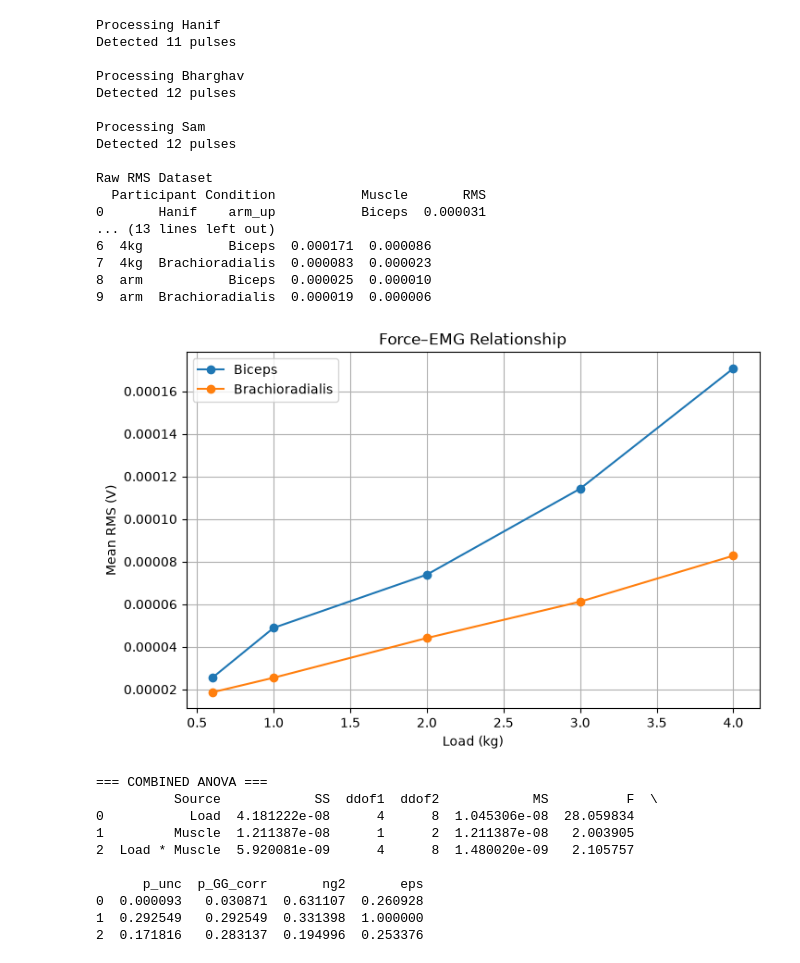
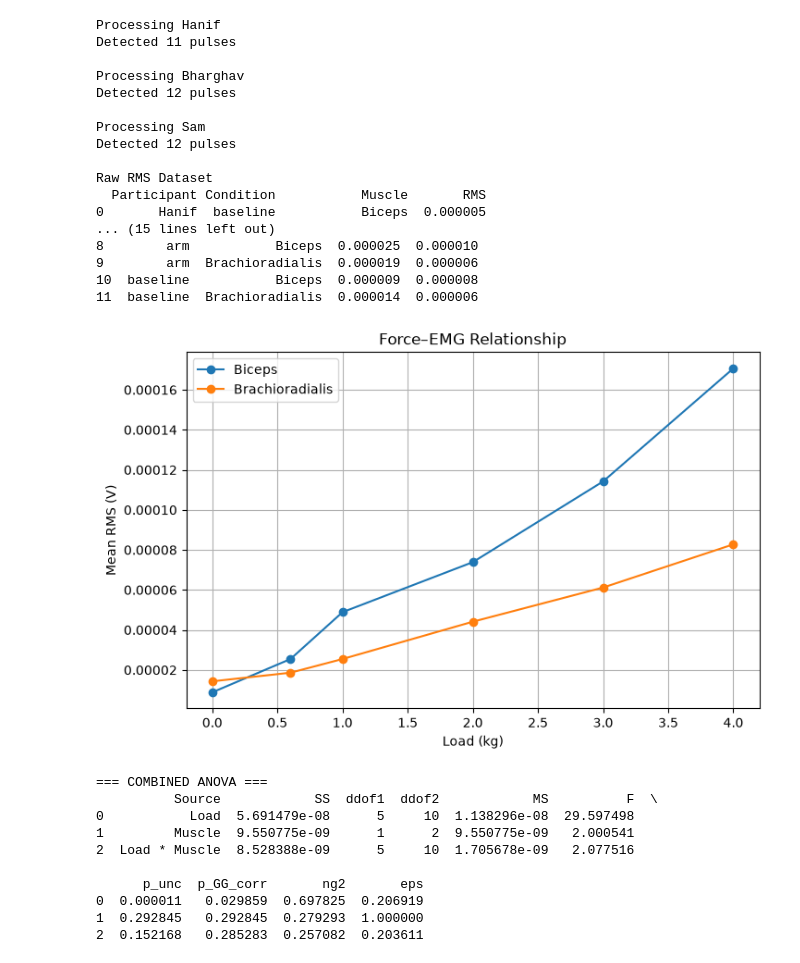
Before and after one commit to Hantuch/BIOM9660-emg, a Jupyter notebook: Exp2_Fatigue_Script.ipynb, the cells around one changed output. Cells and saved outputs as stored; diff of their text form; code cells hidden in the pictures.

```diff
--- a/Exp2_Fatigue_Script.ipynb
+++ b/Exp2_Fatigue_Script.ipynb
@@ -17,7 +17,7 @@ def rms(signal):
     return np.sqrt(np.mean(signal**2))
 # %%
 # =============================================================================
-# DEBUGGING BLOCK
+# DEBUGGING BLOCK DEPRECATED
 # Marker Detection, Segmentation and Moving RMS Validation
 # =============================================================================
 
@@ -43,12 +43,12 @@ for subject in subjects:
 
     # Concatenate all trials automatically
     biceps = np.concatenate([
-        get_epoch(5, t, mat).flatten()
+        get_epoch(3, t, mat).flatten()
         for t in range(n_trials)
     ])
 
     brachio = np.concatenate([
-        get_epoch(6, t, mat).flatten()
+        get_epoch(4, t, mat).flatten()
         for t in range(n_trials)
     ])
 
@@ -342,8 +342,14 @@ subjects = ["Hanif", "Bharghav", "Sam"]
 TRIM_SECONDS = 5
 MARKER_THRESHOLD = 1
 
-LOAD_ORDER = ["arm", "1kg", "2kg", "3kg", "4kg"]
-
+LOAD_ORDER = [
+    "baseline",
+    "arm",
+    "1kg",
+    "2kg",
+    "3kg",
+    "4kg"
+]
 all_rows = []
 
 # =============================================================================
@@ -355,6 +361,7 @@ def get_segments(edges):
     if len(edges) == 12:
 
         return {
+            "baseline": (edges[0], edges[1]),
             "arm_up":   (edges[1], edges[2]),
             "1kg_up":   (edges[2], edges[3]),
             "2kg_up":   (edges[3], edges[4]),
@@ -369,6 +376,7 @@ def get_segments(edges):
     elif len(edges) == 11:
 
         return {
+            "baseline": (0, edges[0]),
             "arm_up":   (edges[0], edges[1]),
             "1kg_up":   (edges[1], edges[2]),
             "2kg_up":   (edges[2], edges[3]),
@@ -539,8 +547,7 @@ brachio_plot = (
     .loc[LOAD_ORDER]["RMS"]
 )
 
-loads = [0.6, 1, 2, 3, 4]
-
+loads = [0, 0.6, 1, 2, 3, 4]
 plt.figure(figsize=(8,5))
 
 plt.plot(
@@ -738,49 +745,49 @@ for muscle in ["Biceps", "Brachioradialis"]:
 
 # =============================================================================
 # SAVE OUTPUTS
 # =============================================================================
 
 combined_df.to_csv(
     "Exp2_RMS_Combined_Loads.csv",
     index=False
 )
 
 direction_df.to_csv(
     "Exp2_RMS_Direction.csv",
     index=False
 )
 
 print("\nSaved:")
 print(" - Exp2_RMS_Combined_Loads.csv")
 print(" - Exp2_RMS_Direction.csv")
 # %% [output]
 Processing Hanif
 Detected 11 pulses
 
 Processing Bharghav
 Detected 12 pulses
 
 Processing Sam
 Detected 12 pulses
 
 Raw RMS Dataset
   Participant Condition           Muscle       RMS
-0       Hanif    arm_up           Biceps  0.000031
-... (13 lines left out)
-6  4kg           Biceps  0.000171  0.000086
-7  4kg  Brachioradialis  0.000083  0.000023
-8  arm           Biceps  0.000025  0.000010
-9  arm  Brachioradialis  0.000019  0.000006
+0       Hanif  baseline           Biceps  0.000005
+... (15 lines left out)
+8        arm           Biceps  0.000025  0.000010
+9        arm  Brachioradialis  0.000019  0.000006
+10  baseline           Biceps  0.000009  0.000008
+11  baseline  Brachioradialis  0.000014  0.000006
-[figure, old version]
+[figure, new version]
 === COMBINED ANOVA ===
           Source            SS  ddof1  ddof2            MS          F  \
-0           Load  4.181222e-08      4      8  1.045306e-08  28.059834
-1         Muscle  1.211387e-08      1      2  1.211387e-08   2.003905
-2  Load * Muscle  5.920081e-09      4      8  1.480020e-09   2.105757
+0           Load  5.691479e-08      5     10  1.138296e-08  29.597498
+1         Muscle  9.550775e-09      1      2  9.550775e-09   2.000541
+2  Load * Muscle  8.528388e-09      5     10  1.705678e-09   2.077516
 
       p_unc  p_GG_corr       ng2       eps
-0  0.000093   0.030871  0.631107  0.260928
-1  0.292549   0.292549  0.331398  1.000000
-2  0.171816   0.283137  0.194996  0.253376
+0  0.000011   0.029859  0.697825  0.206919
+1  0.292845   0.292845  0.279293  1.000000
+2  0.152168   0.285283  0.257082  0.203611
 [figure]
 === UP vs DOWN SUMMARY ===
```
Also changed, not shown: parts of 3 cells of this notebook, 3 other files.
